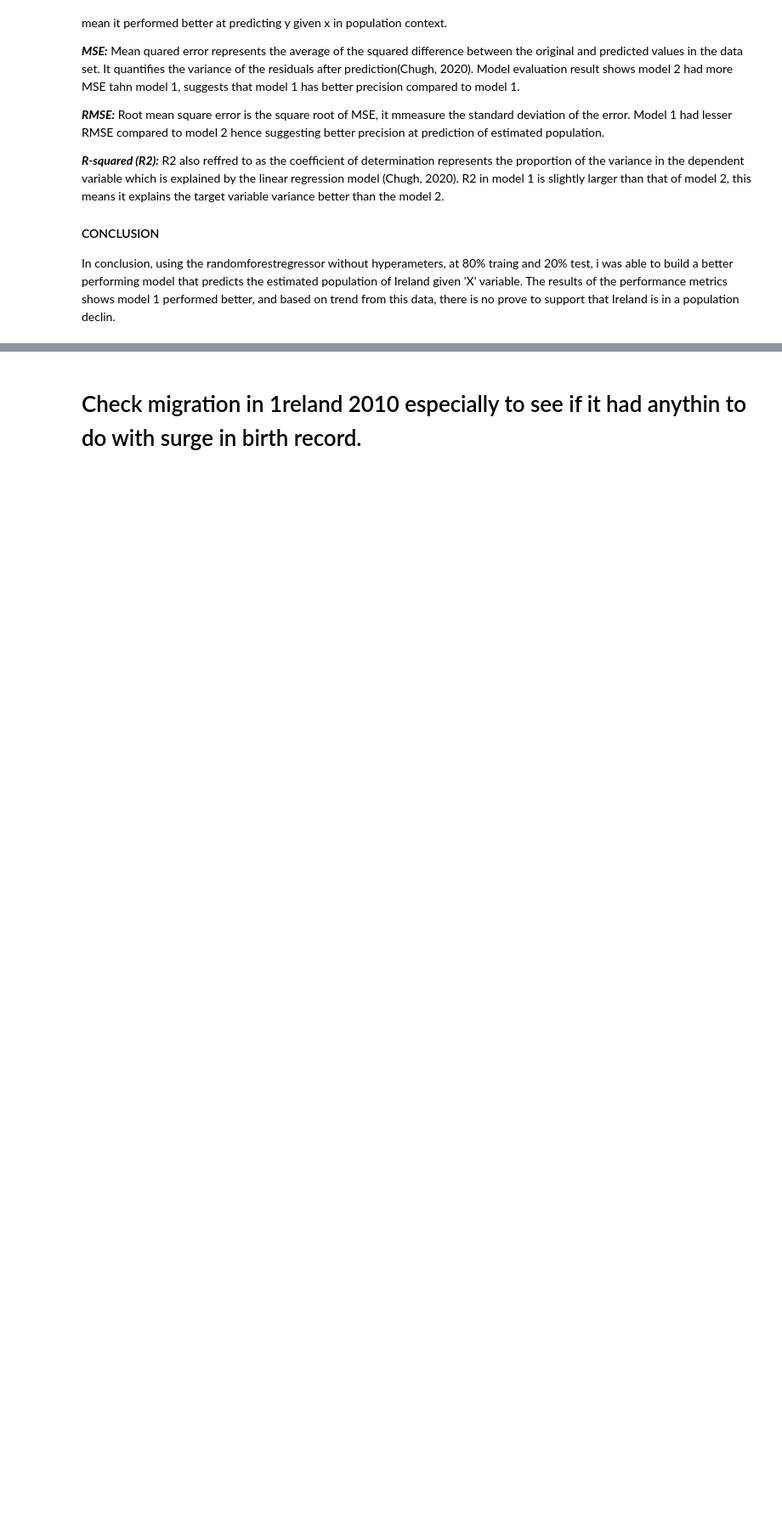
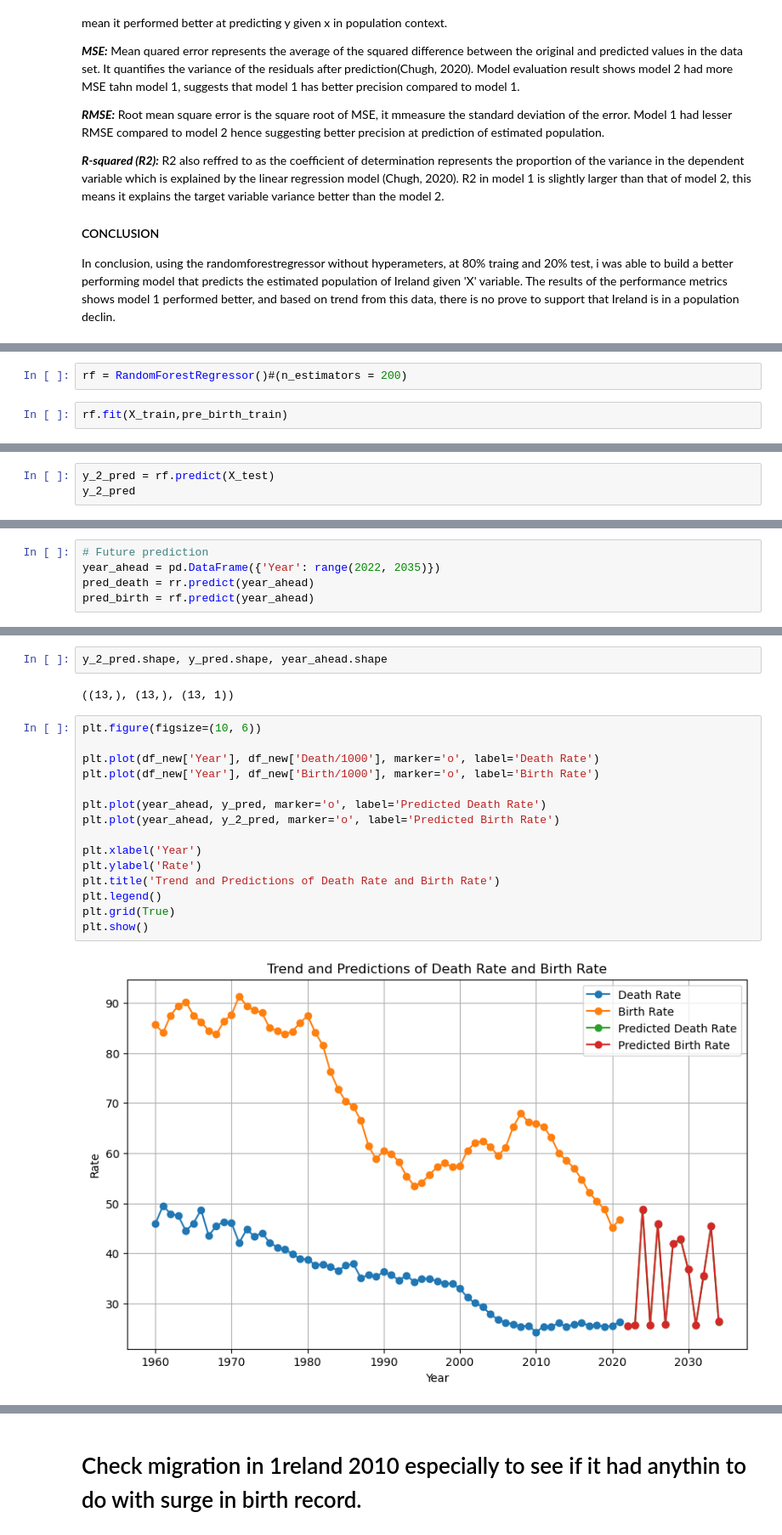
Before and after one commit to Ayomide-ola/Stategic_thinking-CA2, a Jupyter notebook: Population_CA2.ipynb, the cells around one changed output, grey strips where cells are left out. Shown at 85% size. Cells and saved outputs as stored; diff of their text form; blank space fills up the shorter version.

Commit message:
predictive analysis

```diff
--- a/Population_CA2.ipynb
+++ b/Population_CA2.ipynb
@@ -1298,0 +1340,4 @@ In conclusion, using the randomforestregressor without hyperameters, at 80% trai
+# %%
+rf = RandomForestRegressor()#(n_estimators = 200)
+# %%
+rf.fit(X_train,pre_birth_train)
@@ -1298,0 +1346,3 @@ In conclusion, using the randomforestregressor without hyperameters, at 80% trai
+# %%
+y_2_pred = rf.predict(X_test)
+y_2_pred
@@ -1298,0 +1352,5 @@ In conclusion, using the randomforestregressor without hyperameters, at 80% trai
+# %%
+# Future prediction
+year_ahead = pd.DataFrame({'Year': range(2022, 2035)})
+pred_death = rr.predict(year_ahead)
+pred_birth = rf.predict(year_ahead)
@@ -1298,0 +1371,21 @@ In conclusion, using the randomforestregressor without hyperameters, at 80% trai
+# %%
+y_2_pred.shape, y_pred.shape, year_ahead.shape
+# %% [output]
+((13,), (13,), (13, 1))
+# %%
+plt.figure(figsize=(10, 6))
+
+plt.plot(df_new['Year'], df_new['Death/1000'], marker='o', label='Death Rate')
+plt.plot(df_new['Year'], df_new['Birth/1000'], marker='o', label='Birth Rate')
+
+plt.plot(year_ahead, y_pred, marker='o', label='Predicted Death Rate')
+plt.plot(year_ahead, y_2_pred, marker='o', label='Predicted Birth Rate')
+
+plt.xlabel('Year')
+plt.ylabel('Rate')
+plt.title('Trend and Predictions of Death Rate and Birth Rate')
+plt.legend()
+plt.grid(True)
+plt.show()
+# %% [output]
+[figure, added]
```
Also changed, not shown: parts of 19 cells of this notebook.
